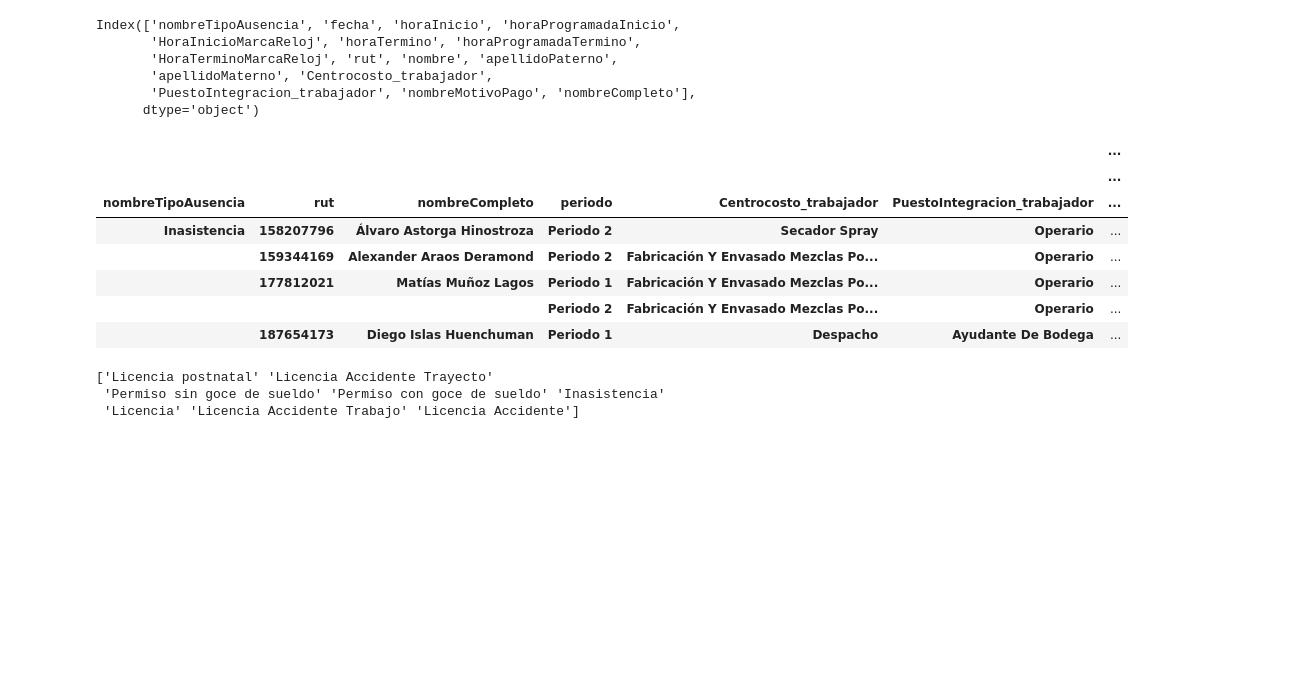
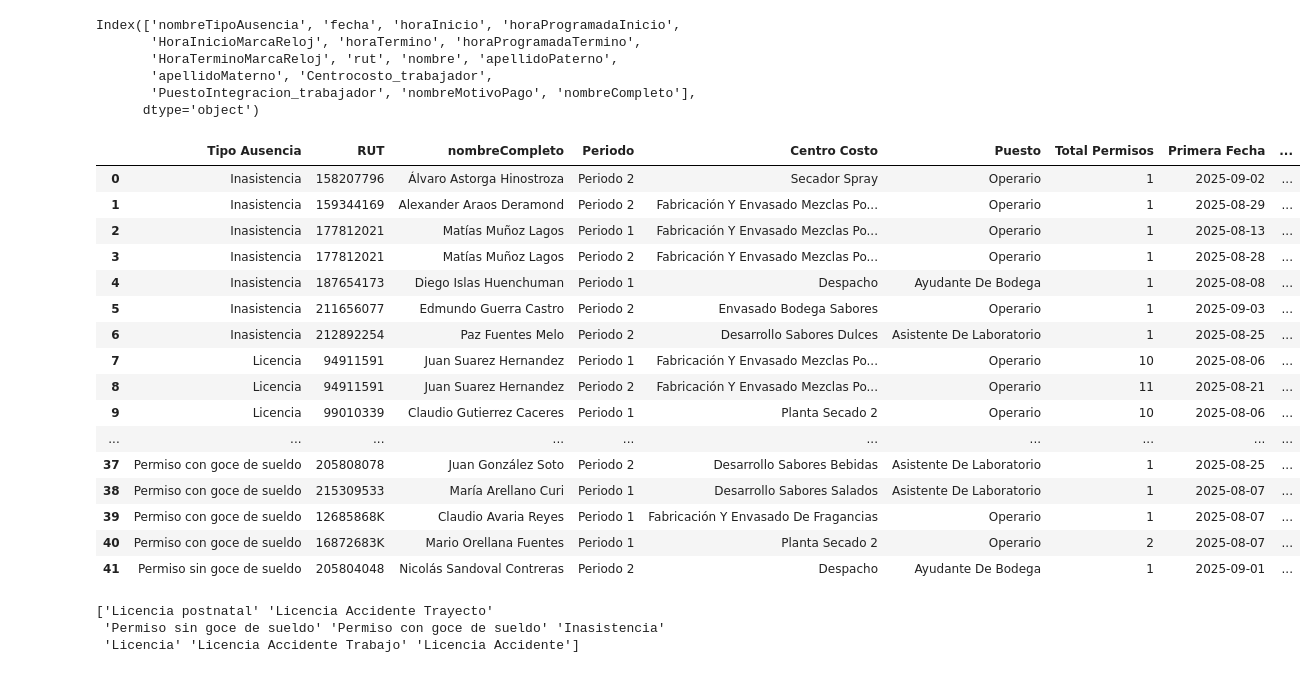
Before and after one commit to bgacitua/contenedor_cramer, a Jupyter notebook: Scripts de Python/Script Bono Asistencia/script_bono_asistencia_v3_final.ipynb, the cells around one changed output. Drawn from its saved outputs; the diff is of its cells as text; code cells hidden in the pictures; blank space fills up the shorter version.

```diff
--- a/Scripts de Python/Script Bono Asistencia/script_bono_asistencia_v3_final.ipynb
+++ b/Scripts de Python/Script Bono Asistencia/script_bono_asistencia_v3_final.ipynb
@@ -471,42 +471,65 @@ permisos_descuentan = ['Inasistencia', 'Licencia', 'Licencia Accidente', 'Licenc
                     'Permiso sin goce de sueldo']
 
 df_atrasos_filtrado_permisos = df_atrasos_filtrado_permisos[df_atrasos_filtrado_permisos['nombreTipoAusencia'].isin(permisos_descuentan)]
 
 df_atrasos_filtrado_permisos['fecha'] = pd.to_datetime(df_atrasos_filtrado_permisos['fecha'], errors='coerce')
 
 df_atrasos_filtrado_permisos['periodo'] = df_atrasos_filtrado_permisos['fecha'].apply(
     lambda x: 'Periodo 1' if fecha_inicio_q1 <= x <= fecha_fin_q1 else (
         'Periodo 2' if fecha_inicio_q2 <= x <= fecha_fin_q2 else 'Fuera de rango'
     )
 )
 
 resumen_atrasos_filtrado_permisos = df_atrasos_filtrado_permisos.groupby(
     ['nombreTipoAusencia', 'rut', 'nombreCompleto', 'periodo',
     'Centrocosto_trabajador','PuestoIntegracion_trabajador']).agg(
         {
     'nombreCompleto': 'count',
     'fecha': ['min', 'max']
 })
 
 
 # Mostrar hasta 100 filas (puedes ajustar el número si necesitas más)
 #pd.set_option('display.max_rows', 100)
 
 #---------------------------------------------------------------------------------------------------------------------#
 ###El reporte de rflex entrega información más detallada acerca de los permisos y tipos de permiso ###
 ###en comparación con las incidencias almacenadas en la base de buk. -----> Trabajar en un mayor detalle en la BD ###
 #---------------------------------------------------------------------------------------------------------------------#
 
-display(resumen_atrasos_filtrado_permisos.head())
+#display(resumen_atrasos_filtrado_permisos.head())
+
+# Reset index to turn groupby keys into columns
+resumen_atrasos_tabla = resumen_atrasos_filtrado_permisos.reset_index()
+
+# Rename columns for clarity
+resumen_atrasos_tabla.columns = [
+    'Tipo Ausencia', 'RUT', 'nombreCompleto', 'Periodo', 'Centro Costo', 'Puesto',
+    'Total Permisos', 'Primera Fecha', 'Última Fecha'
+]
+
+resumen_atrasos_tabla['Primera Fecha'] = resumen_atrasos_tabla['Primera Fecha'].dt.date
+resumen_atrasos_tabla['Última Fecha'] = resumen_atrasos_tabla['Última Fecha'].dt.date
+
+display(resumen_atrasos_tabla)
 # %% [output]
-|  |  |  |  |  |  | ... |
-|  |  |  |  |  |  | ... |
-| nombreTipoAusencia | rut | nombreCompleto | periodo | Centrocosto_trabajador | PuestoIntegracion_trabajador | ... |
-| Inasistencia | 158207796 | Álvaro Astorga Hinostroza | Periodo 2 | Secador Spray | Operario | ... |
-|  | 159344169 | Alexander Araos Deramond | Periodo 2 | Fabricación Y Envasado Mezclas Po... | Operario | ... |
-|  | 177812021 | Matías Muñoz Lagos | Periodo 1 | Fabricación Y Envasado Mezclas Po... | Operario | ... |
-|  |  |  | Periodo 2 | Fabricación Y Envasado Mezclas Po... | Operario | ... |
-|  | 187654173 | Diego Islas Huenchuman | Periodo 1 | Despacho | Ayudante De Bodega | ... |
+|  | Tipo Ausencia | RUT | nombreCompleto | Periodo | Centro Costo | Puesto | Total Permisos | Primera Fecha | ... |
+| 0 | Inasistencia | 158207796 | Álvaro Astorga Hinostroza | Periodo 2 | Secador Spray | Operario | 1 | 2025-09-02 | ... |
+| 1 | Inasistencia | 159344169 | Alexander Araos Deramond | Periodo 2 | Fabricación Y Envasado Mezclas Po... | Operario | 1 | 2025-08-29 | ... |
+| 2 | Inasistencia | 177812021 | Matías Muñoz Lagos | Periodo 1 | Fabricación Y Envasado Mezclas Po... | Operario | 1 | 2025-08-13 | ... |
+| 3 | Inasistencia | 177812021 | Matías Muñoz Lagos | Periodo 2 | Fabricación Y Envasado Mezclas Po... | Operario | 1 | 2025-08-28 | ... |
+| 4 | Inasistencia | 187654173 | Diego Islas Huenchuman | Periodo 1 | Despacho | Ayudante De Bodega | 1 | 2025-08-08 | ... |
+| 5 | Inasistencia | 211656077 | Edmundo Guerra Castro | Periodo 2 | Envasado Bodega Sabores | Operario | 1 | 2025-09-03 | ... |
+| 6 | Inasistencia | 212892254 | Paz Fuentes Melo | Periodo 2 | Desarrollo Sabores Dulces | Asistente De Laboratorio | 1 | 2025-08-25 | ... |
+| 7 | Licencia | 94911591 | Juan Suarez Hernandez | Periodo 1 | Fabricación Y Envasado Mezclas Po... | Operario | 10 | 2025-08-06 | ... |
+| 8 | Licencia | 94911591 | Juan Suarez Hernandez | Periodo 2 | Fabricación Y Envasado Mezclas Po... | Operario | 11 | 2025-08-21 | ... |
+| 9 | Licencia | 99010339 | Claudio Gutierrez Caceres | Periodo 1 | Planta Secado 2 | Operario | 10 | 2025-08-06 | ... |
+| ... | ... | ... | ... | ... | ... | ... | ... | ... | ... |
+| 37 | Permiso con goce de sueldo | 205808078 | Juan González Soto | Periodo 2 | Desarrollo Sabores Bebidas | Asistente De Laboratorio | 1 | 2025-08-25 | ... |
+| 38 | Permiso con goce de sueldo | 215309533 | María Arellano Curi | Periodo 1 | Desarrollo Sabores Salados | Asistente De Laboratorio | 1 | 2025-08-07 | ... |
+| 39 | Permiso con goce de sueldo | 12685868K | Claudio Avaria Reyes | Periodo 1 | Fabricación Y Envasado De Fragancias | Operario | 1 | 2025-08-07 | ... |
+| 40 | Permiso con goce de sueldo | 16872683K | Mario Orellana Fuentes | Periodo 1 | Planta Secado 2 | Operario | 2 | 2025-08-07 | ... |
+| 41 | Permiso sin goce de sueldo | 205804048 | Nicolás Sandoval Contreras | Periodo 2 | Despacho | Ayudante De Bodega | 1 | 2025-09-01 | ... |
 # %%
 #Revisión de eliminación de permisos que no descuentan bono.
 print(df_atrasos_filtrado_permisos['nombreTipoAusencia'].unique())
```
Also changed, not shown: parts of 10 cells of this notebook, 11 other files.
